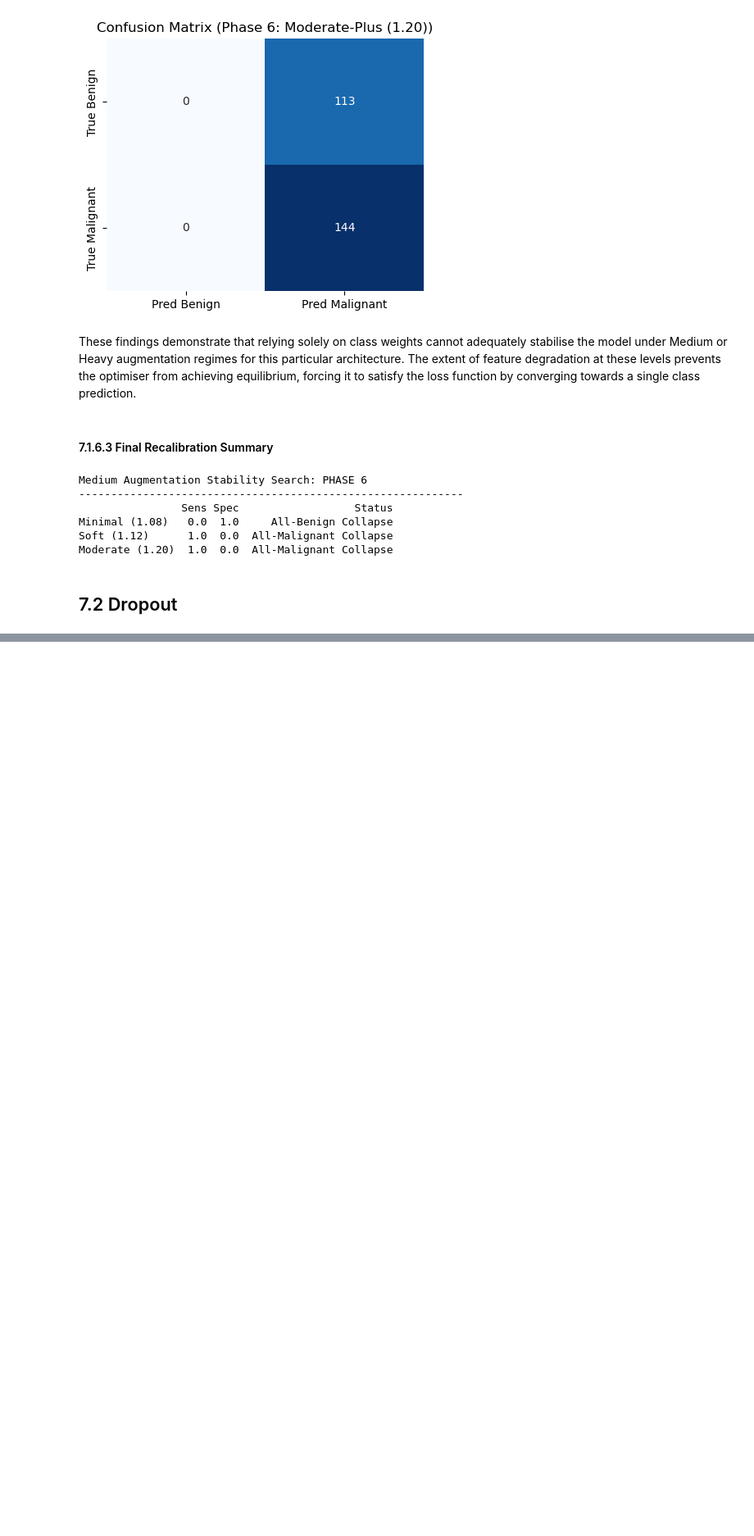
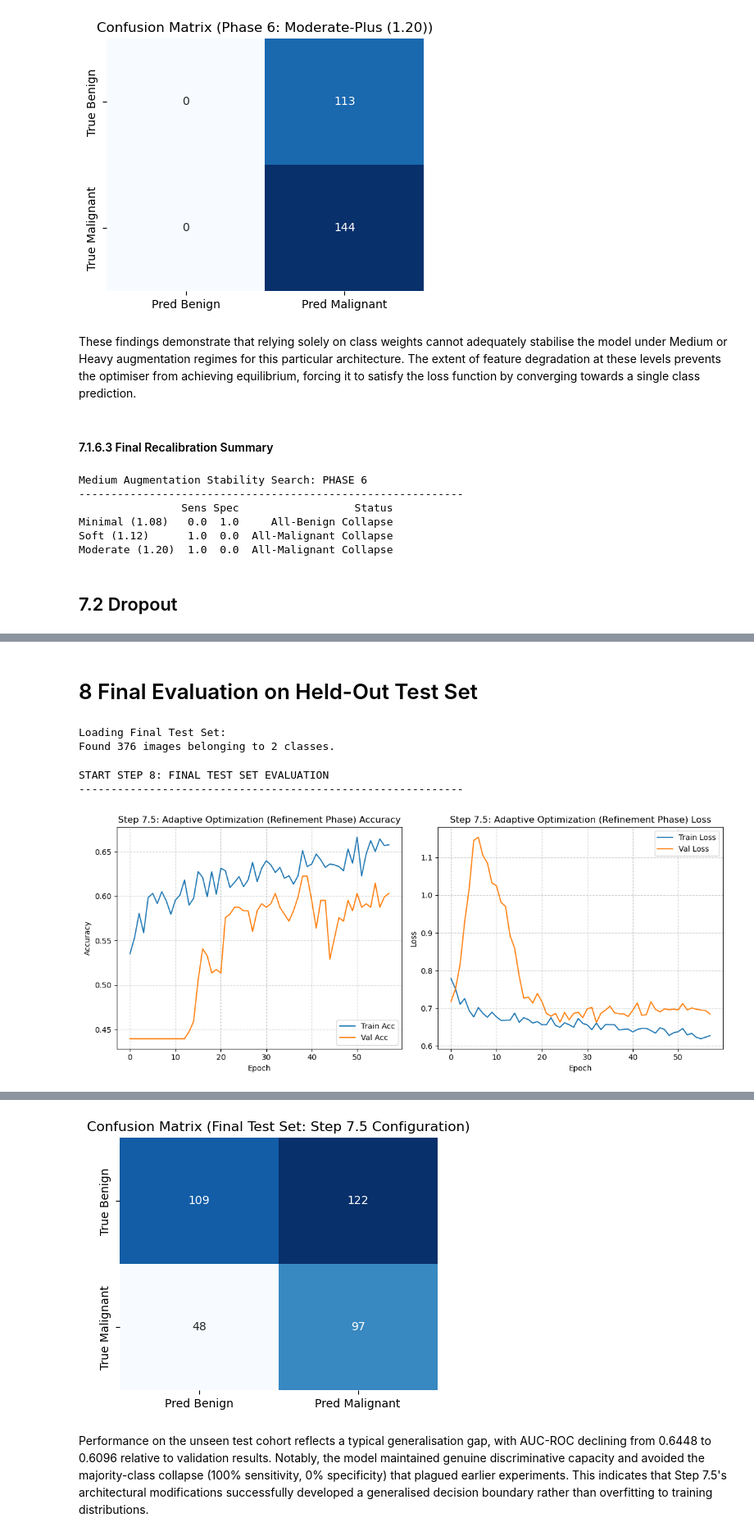
Before and after one commit to A-S-Yong/FYP, a Jupyter notebook: notebooks/Recalibration_V2.ipynb, the cells around one changed output, grey strips where cells are left out. Shown at 82% size. Cells and saved outputs as stored; diff of their text form; code cells hidden in the pictures; blank space fills up the shorter version.

```diff
--- a/notebooks/Recalibration_V2.ipynb
+++ b/notebooks/Recalibration_V2.ipynb
@@ -2709,0 +2710,76 @@ Step 7.5 (Champion): This model is selected as the winner because it achieves th
+# %% [markdown]
+# 8 Final Evaluation on Held-Out Test Set
+# %%
+# Initialise Test Generator
+test_datagen = ImageDataGenerator(rescale=1./255)
+
+print("\nLoading Final Test Set:")
+test_gen = test_datagen.flow_from_directory(
+    GREY_DIR / "test",
+    target_size=(IMG_HEIGHT, IMG_WIDTH),
+    batch_size=BATCH_SIZE,
+    class_mode='binary',
+    color_mode='grayscale',
+    shuffle=False
+)
+# %% [output]
+Loading Final Test Set:
+Found 376 images belonging to 2 classes.
+# %%
+import tensorflow as tf
+from sklearn.metrics import classification_report, confusion_matrix
+import pandas as pd
+import numpy as np
+import seaborn as sns
+import matplotlib.pyplot as plt
+
+STEP_NAME = "Step 8: Final Test Set Evaluation"
+print(f"\nSTART {STEP_NAME.upper()}")
+print(f"{'-'*60}")
+
+# Visualize the Adaptive Optimization Path (Step 7.5 History)
+try:
+    plot_training_history(history_7_5, "Step 7.5: Adaptive Optimization (Refinement Phase)")
+except NameError:
+    print("Skip training plot as history_7_5 not found in current session.")
+
+# Load The "Winning" Model
+best_model_path = "Step7_5_Adaptive_best.keras"
+
+try:
+    final_model = tf.keras.models.load_model(best_model_path)
+    print(f"Loaded model from: {best_model_path}")
+except OSError:
+    print(f"Could not find {best_model_path}.")
+    raise
+
+# Standard Keras Evaluation
+print("Final Verification: Performance on Unseen Samples")
+test_results = final_model.evaluate(test_gen, verbose=2)
+
+# Performance Metrics
+eval_model_perf(final_model, test_gen, "Final Test Set: Step 7.5 Configuration")
+
+# Extract and save metrics
+y_true = test_gen.classes
+y_pred_probs = final_model.predict(test_gen, verbose=0)
+y_pred = (y_pred_probs > 0.5).astype(int)
+cm = confusion_matrix(y_true, y_pred)
+
+if cm.shape == (2, 2):
+    tn, fp, fn, tp = cm.ravel()
+    sensitivity = tp / (tp + fn) if (tp + fn) > 0 else 0
+    specificity = tn / (tn + fp) if (tn + fp) > 0 else 0
+else:
+    sensitivity = specificity = 0
+
+# Save final results
+final_test_summary = pd.DataFrame({
+    "Metric": ["Accuracy", "AUC", "Sensitivity", "Specificity"],
+    "Test Score": [test_results[1], test_results[2], sensitivity, specificity]
+})
+final_test_summary.to_csv('Step8_Final_Test_Results.csv', index=False)
+# %% [output]
+START STEP 8: FINAL TEST SET EVALUATION
+------------------------------------------------------------
+[figure, added]
@@ -2709,0 +2803,3 @@ Step 7.5 (Champion): This model is selected as the winner because it achieves th
+[figure, added]
+# %% [markdown]
+Performance on the unseen test cohort reflects a typical generalisation gap, with AUC-ROC declining from 0.6448 to 0.6096 relative to validation results. Notably, the model maintained genuine discriminative capacity and avoided the majority-class collapse (100% sensitivity, 0% specificity) that plagued earlier experiments. This indicates that Step 7.5's architectural modifications successfully developed a generalised decision boundary rather than overfitting to training distributions.
```
Also changed, not shown: parts of 53 cells of this notebook, 1 other file.
